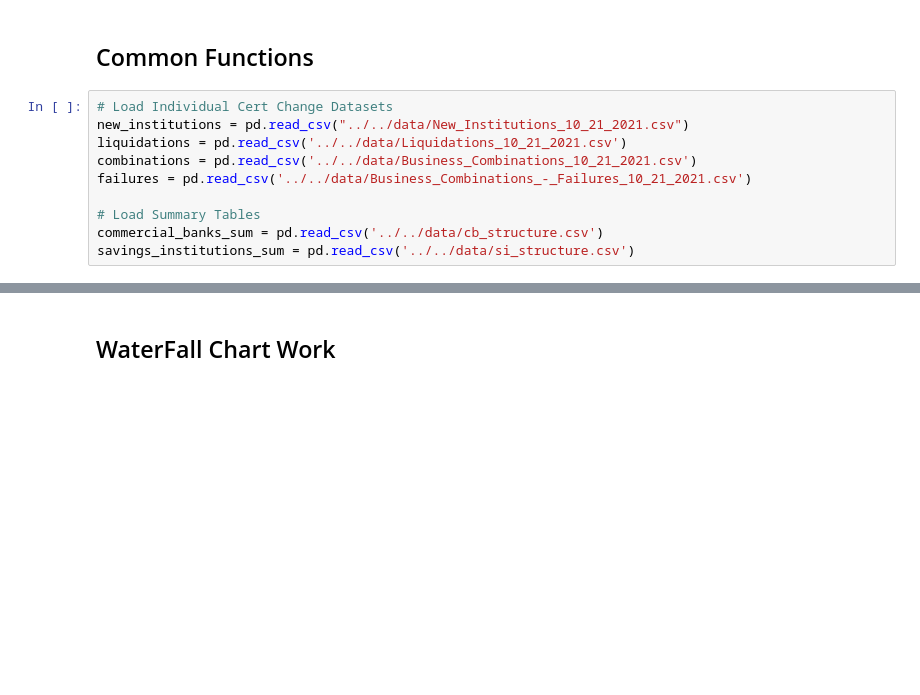
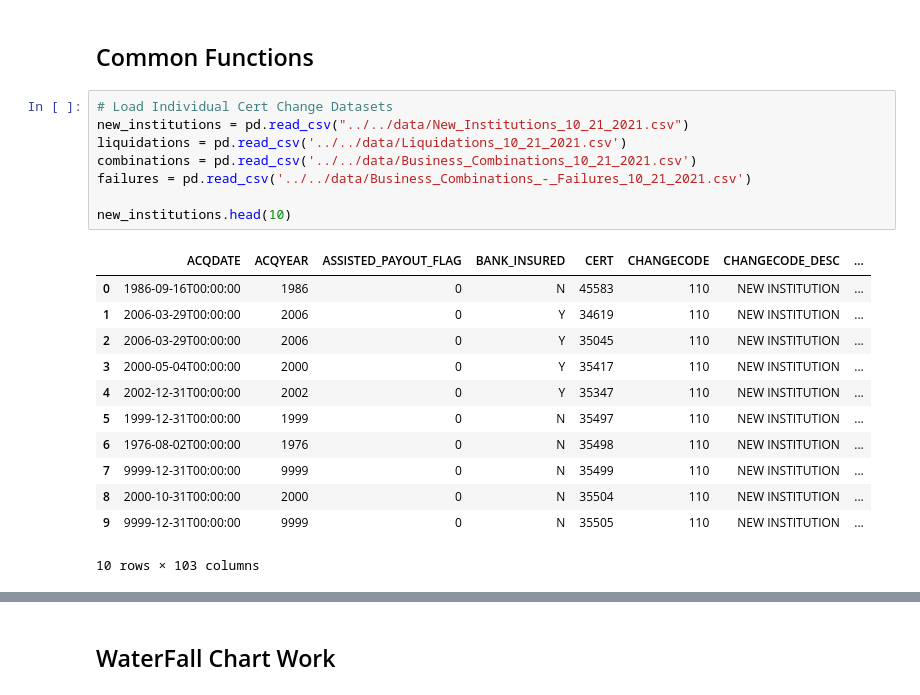
Before and after one commit to allaccountstaken/fdic_banks_eda, a Jupyter notebook: notebooks/bank_events_by_year/bank_events_by_year.ipynb, the cells around one changed output, grey strips where cells are left out. Cells and saved outputs as stored; diff of their text form; blank space fills up the shorter version.

```diff
--- a/notebooks/bank_events_by_year/bank_events_by_year.ipynb
+++ b/notebooks/bank_events_by_year/bank_events_by_year.ipynb
@@ -562,10 +588,21 @@ savings_institutions_calc[savings_institutions_calc['Effective Year'] <= 2020]
 # %%
 # Load Individual Cert Change Datasets
 new_institutions = pd.read_csv("../../data/New_Institutions_10_21_2021.csv")
 liquidations = pd.read_csv('../../data/Liquidations_10_21_2021.csv')
 combinations = pd.read_csv('../../data/Business_Combinations_10_21_2021.csv')
 failures = pd.read_csv('../../data/Business_Combinations_-_Failures_10_21_2021.csv')
 
-# Load Summary Tables
-commercial_banks_sum = pd.read_csv('../../data/cb_structure.csv')
-savings_institutions_sum = pd.read_csv('../../data/si_structure.csv')
+new_institutions.head(10)
+# %% [output]
+|  | ACQDATE | ACQYEAR | ASSISTED_PAYOUT_FLAG | BANK_INSURED | CERT | CHANGECODE | CHANGECODE_DESC | ... |
+| 0 | 1986-09-16T00:00:00 | 1986 | 0 | N | 45583 | 110 | NEW INSTITUTION | ... |
+| 1 | 2006-03-29T00:00:00 | 2006 | 0 | Y | 34619 | 110 | NEW INSTITUTION | ... |
+| 2 | 2006-03-29T00:00:00 | 2006 | 0 | Y | 35045 | 110 | NEW INSTITUTION | ... |
+| 3 | 2000-05-04T00:00:00 | 2000 | 0 | Y | 35417 | 110 | NEW INSTITUTION | ... |
+| 4 | 2002-12-31T00:00:00 | 2002 | 0 | Y | 35347 | 110 | NEW INSTITUTION | ... |
+| 5 | 1999-12-31T00:00:00 | 1999 | 0 | N | 35497 | 110 | NEW INSTITUTION | ... |
+| 6 | 1976-08-02T00:00:00 | 1976 | 0 | N | 35498 | 110 | NEW INSTITUTION | ... |
+| 7 | 9999-12-31T00:00:00 | 9999 | 0 | N | 35499 | 110 | NEW INSTITUTION | ... |
+| 8 | 2000-10-31T00:00:00 | 2000 | 0 | N | 35504 | 110 | NEW INSTITUTION | ... |
+| 9 | 9999-12-31T00:00:00 | 9999 | 0 | N | 35505 | 110 | NEW INSTITUTION | ... |
+10 rows × 103 columns
```
Also changed, not shown: parts of 12 cells of this notebook, 6 other files.
